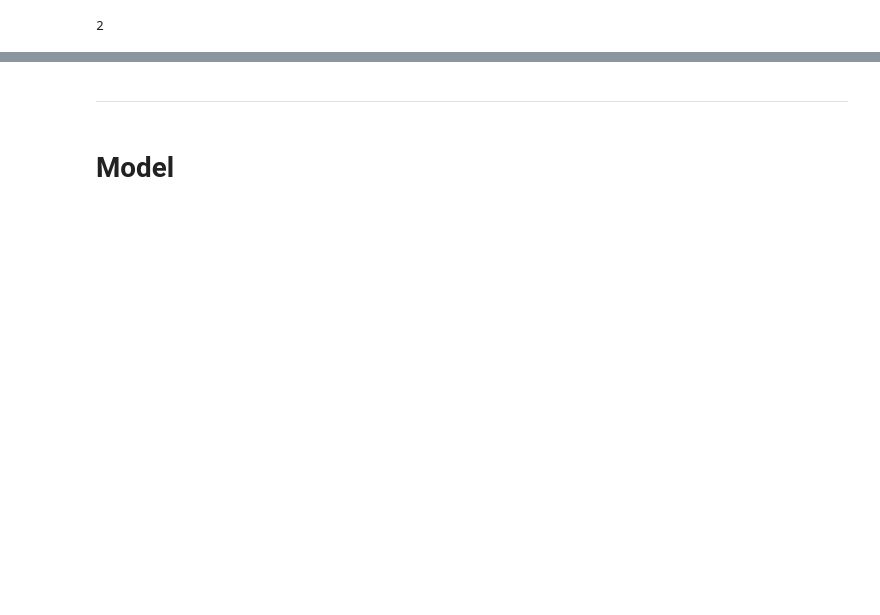
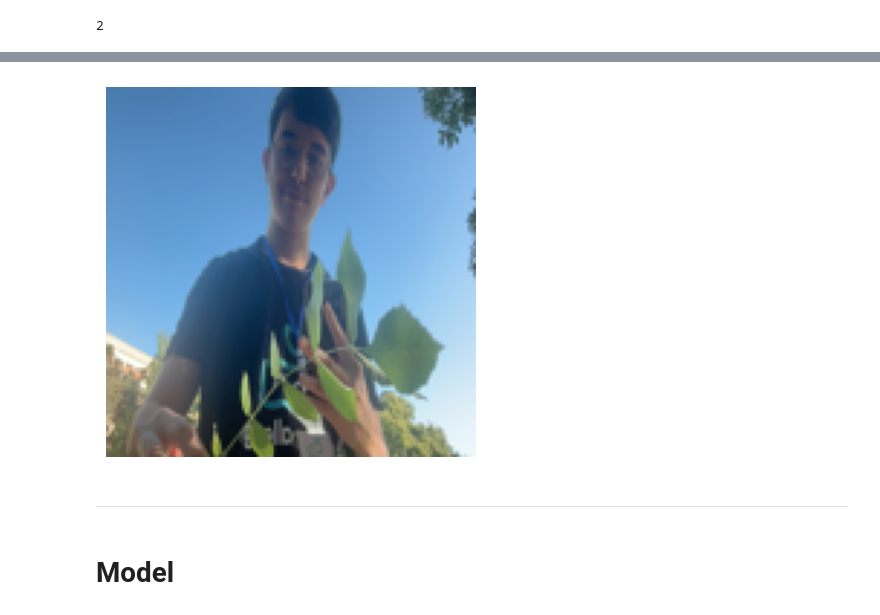
Before and after one commit to arhvnn/Agri-Challenge, a Jupyter notebook: model.ipynb, the cells around one changed output, grey strips where cells are left out. Saved outputs shown, nothing was run; the diff lists cells and outputs as text; code cells hidden in the pictures; blank space fills up the shorter version.

```diff
--- a/model.ipynb
+++ b/model.ipynb
@@ -63,3 +68,13 @@ df
+# %%
+def display_image(image_array):
+    plt.imshow(image_array)
+    plt.axis('off')  # Hide the axis
+    plt.show()
+
+# Example usage: Display the first image in the dataframe
+display_image(df['image'].iloc[0])
+# %% [output]
+[figure, added]
 # %% [markdown]
 ---
 # %% [markdown]
```
Also changed, not shown: parts of 18 cells of this notebook.
